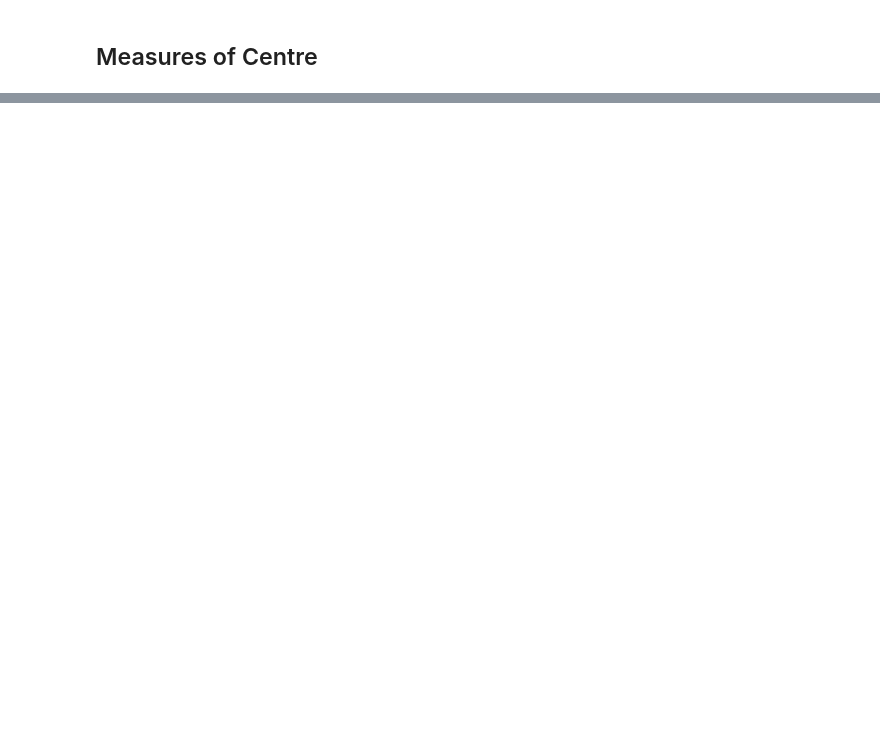
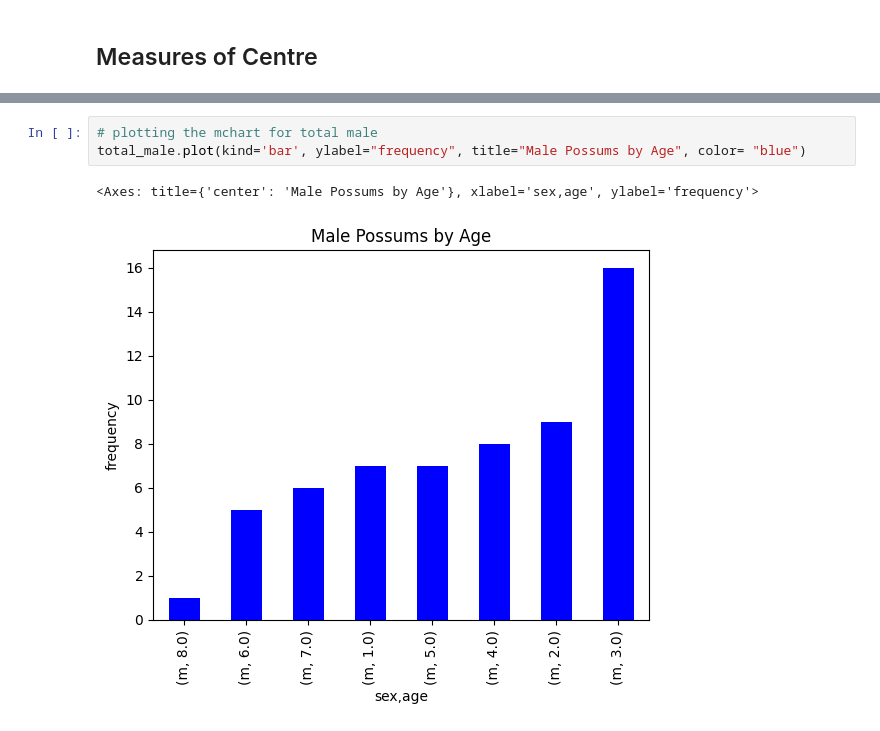
Before and after one commit to DuoDduo/AI-fellowship-module-2, a Jupyter notebook: Tasks/Task18/task18.ipynb, the cells around one changed output, grey strips where cells are left out. Cells and saved outputs as stored; diff of their text form; blank space fills up the shorter version.

```diff
--- a/Tasks/Task18/task18.ipynb
+++ b/Tasks/Task18/task18.ipynb
@@ -155,0 +235,6 @@ Error:
+# %%
+# plotting the mchart for total male
+total_male.plot(kind='bar', ylabel="frequency", title="Male Possums by Age", color= "blue")
+# %% [output]
+<Axes: title={'center': 'Male Possums by Age'}, xlabel='sex,age', ylabel='frequency'>
+[figure, added]
```
Also changed, not shown: parts of 53 cells of this notebook, 1 other file.
